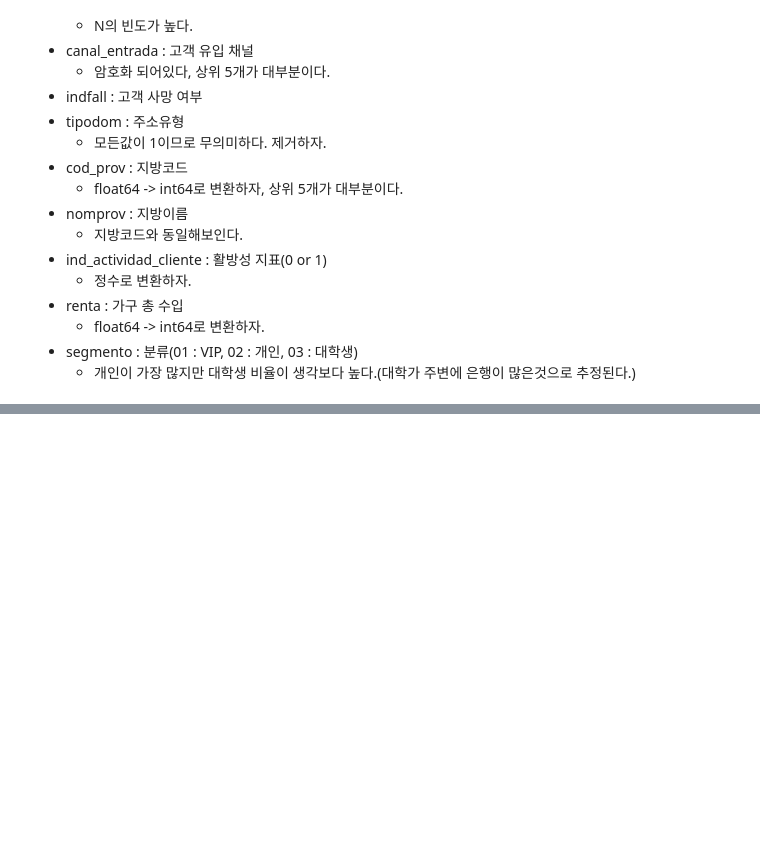
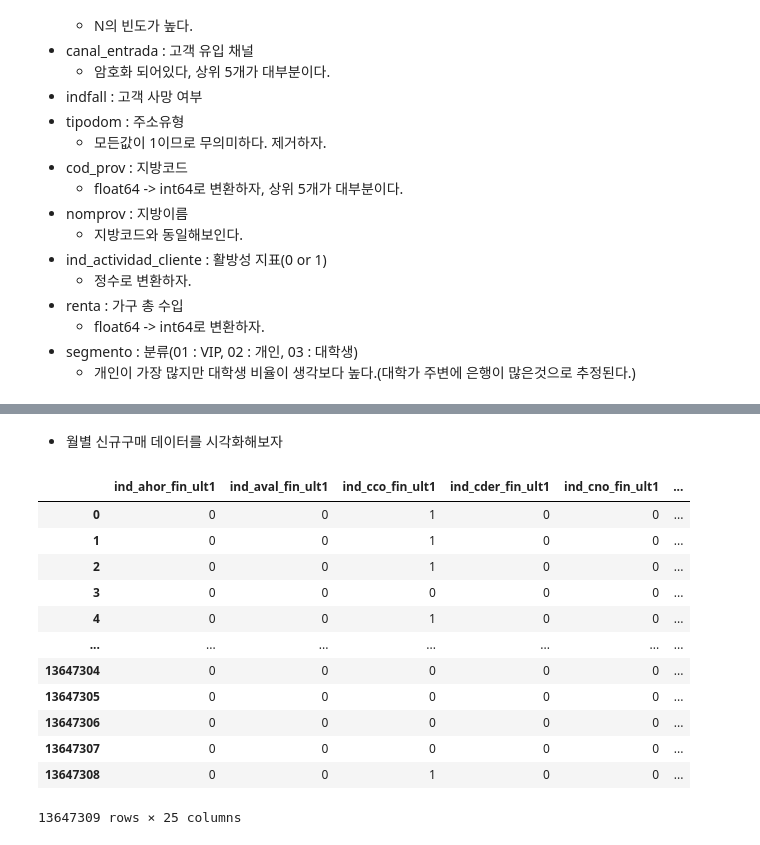
Before and after one commit to JHyunB/santander-product-recommendation, a Jupyter notebook: santander-product-recommendation.ipynb, the cells around one changed output, grey strips where cells are left out. Cells and saved outputs as stored; diff of their text form; code cells hidden in the pictures; blank space fills up the shorter version.

```diff
--- a/santander-product-recommendation.ipynb
+++ b/santander-product-recommendation.ipynb
@@ -218,0 +298,19 @@ for col in train.columns:
+# %% [markdown]
++ 월별 신규구매 데이터를 시각화해보자
+# %%
+labels['date'] = train.fecha_dato
+labels
+# %% [output]
+|  | ind_ahor_fin_ult1 | ind_aval_fin_ult1 | ind_cco_fin_ult1 | ind_cder_fin_ult1 | ind_cno_fin_ult1 | ... |
+| 0 | 0 | 0 | 1 | 0 | 0 | ... |
+| 1 | 0 | 0 | 1 | 0 | 0 | ... |
+| 2 | 0 | 0 | 1 | 0 | 0 | ... |
+| 3 | 0 | 0 | 0 | 0 | 0 | ... |
+| 4 | 0 | 0 | 1 | 0 | 0 | ... |
+| ... | ... | ... | ... | ... | ... | ... |
+| 13647304 | 0 | 0 | 0 | 0 | 0 | ... |
+| 13647305 | 0 | 0 | 0 | 0 | 0 | ... |
+| 13647306 | 0 | 0 | 0 | 0 | 0 | ... |
+| 13647307 | 0 | 0 | 0 | 0 | 0 | ... |
+| 13647308 | 0 | 0 | 1 | 0 | 0 | ... |
+13647309 rows × 25 columns
```
Also changed, not shown: parts of 22 cells of this notebook.
